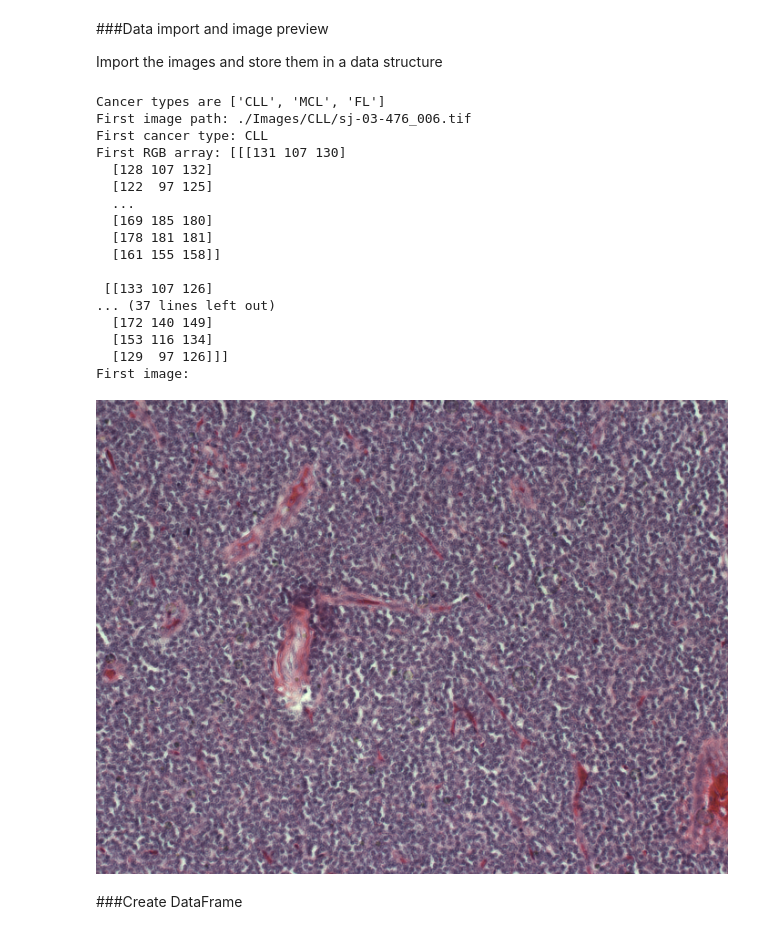
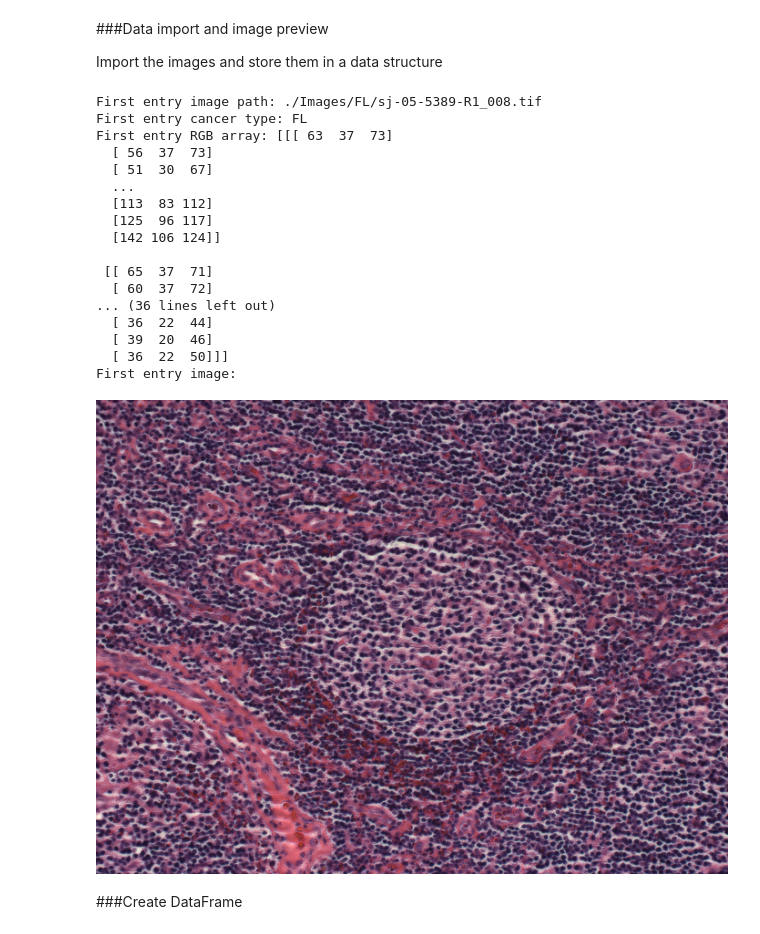
Before and after one commit to andy-j-block/lymphoma_classifier, a Jupyter notebook: get_data.ipynb, the cells around one changed output. Cells and saved outputs as stored; diff of their text form; code cells hidden in the pictures.

```diff
--- a/get_data.ipynb
+++ b/get_data.ipynb
@@ -109,27 +109,3 @@ Successfully installed albumentations-0.5.2 imgaug-0.4.0 opencv-python-headless-
 ###Data import and image preview
 
 Import the images and store them in a data structure
-# %%
-cancer_types, image_dirs, images = load_images('./Images')
-print(f'Cancer types are {cancer_types}')
-print(f'First image path: {images[0][3]}\nFirst cancer type: {images[0][0]}\nFirst RGB array: {images[0][2]}\nFirst image:\n')
-images[0][1]
-# %% [output]
-Cancer types are ['CLL', 'MCL', 'FL']
-First image path: ./Images/CLL/sj-03-476_006.tif
-First cancer type: CLL
-First RGB array: [[[131 107 130]
-  [128 107 132]
-  [122  97 125]
-  ...
-  [169 185 180]
-  [178 181 181]
-  [161 155 158]]
-
- [[133 107 126]
-... (37 lines left out)
-  [172 140 149]
-  [153 116 134]
-  [129  97 126]]]
-First image:
-[figure, removed]
@@ -136,3 +114,28 @@ First image:
+# %%
+print(f'First entry image path: {imgs[0][2]}')
+print(f'First entry cancer type: {imgs[0][0]}')
+print(f'First entry RGB array: {imgs[0][1]}')
+print('First entry image:')
+Image.fromarray(imgs[0][1])
+# %% [output]
+First entry image path: ./Images/FL/sj-05-5389-R1_008.tif
+First entry cancer type: FL
+First entry RGB array: [[[ 63  37  73]
+  [ 56  37  73]
+  [ 51  30  67]
+  ...
+  [113  83 112]
+  [125  96 117]
+  [142 106 124]]
+
+ [[ 65  37  71]
+  [ 60  37  72]
+... (36 lines left out)
+  [ 36  22  44]
+  [ 39  20  46]
+  [ 36  22  50]]]
+First entry image:
+[figure, added]
 # %% [markdown]
 ###Create DataFrame
 # %%
```
Also changed, not shown: parts of 4 cells of this notebook.
